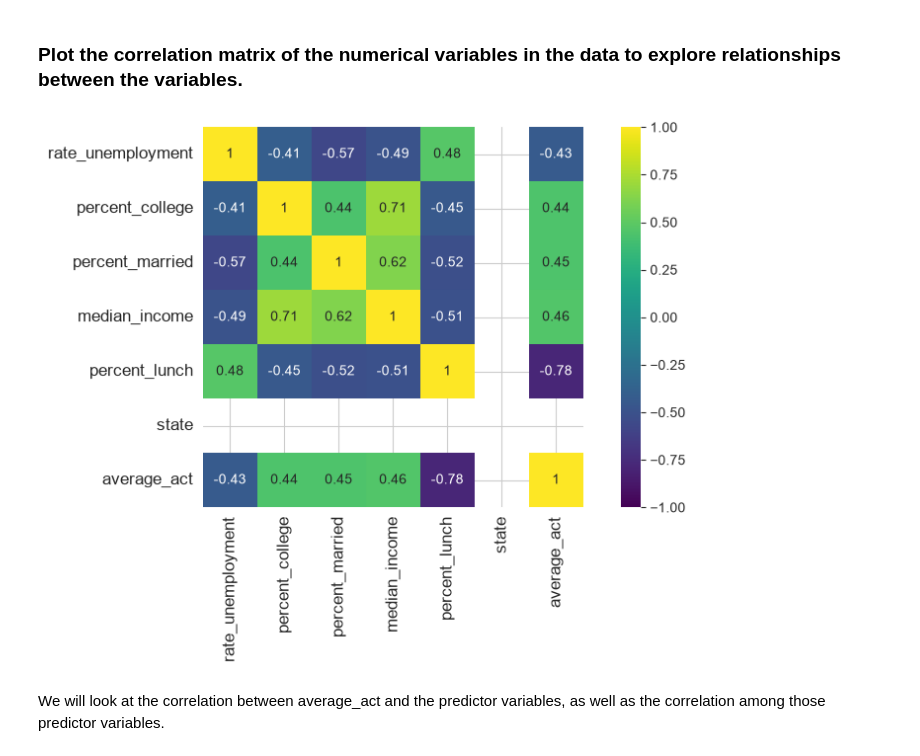
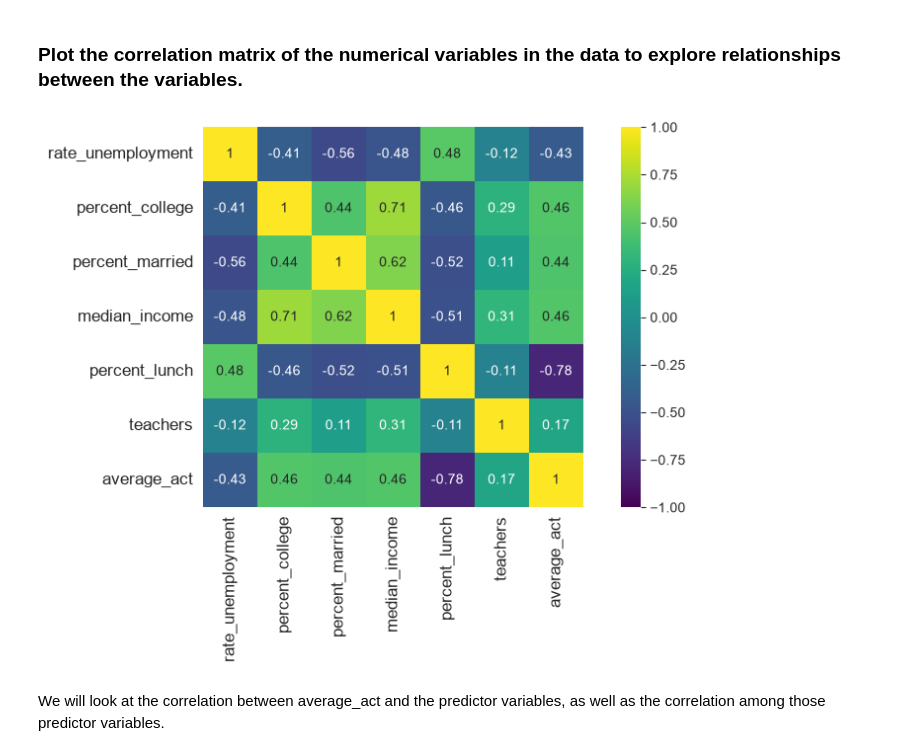
Before and after one commit to keltisant/DATA5100-education, a Jupyter notebook: code/education_eda.ipynb, the cells around one changed output. Saved outputs shown, nothing was run; the diff lists cells and outputs as text; code cells hidden in the pictures.

```diff
--- a/code/education_eda.ipynb
+++ b/code/education_eda.ipynb
@@ -44,26 +44,27 @@ df.head()
 # %%
 predictor_variables = [
     'rate_unemployment',
     'percent_college',
     'percent_married',
     'median_income',
     'percent_lunch',
-    'state'
+    'state',
+    'teachers'
 ]
 
 numerical_predictors = df[predictor_variables].select_dtypes(include = 'number').columns.to_list()
 
 corr_matrix = df[numerical_predictors + ['average_act']].corr()
 
 plt.figure(figsize = (10, 5))
 
 sns.heatmap(
     corr_matrix, vmax = 1, vmin = -1, square = True, annot = True, cmap = 'viridis'
 )
 
 plt.tick_params(labelsize = 12)
 # %% [output]
-[figure, old version]
+[figure, new version]
 # %% [markdown]
 We will look at the correlation between average_act and the predictor variables, as well as the correlation among those predictor variables.
 # %% [markdown]
```
Also changed, not shown: parts of 5 cells of this notebook, 8 other files.
